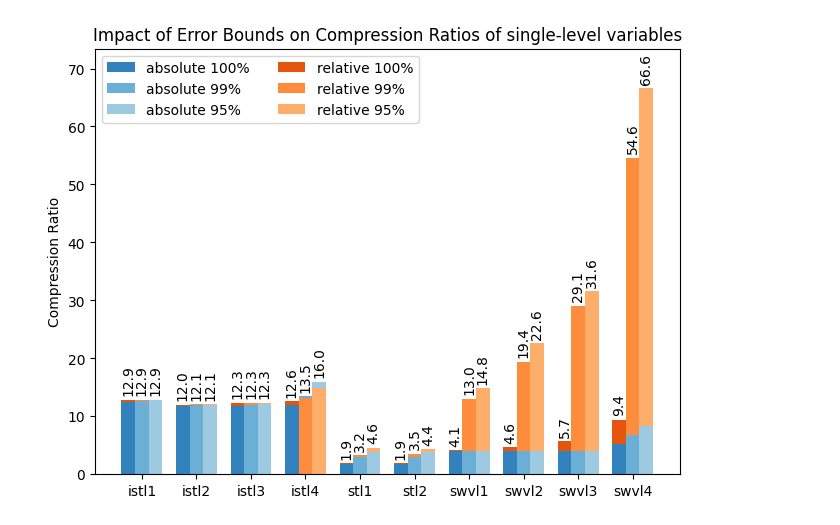
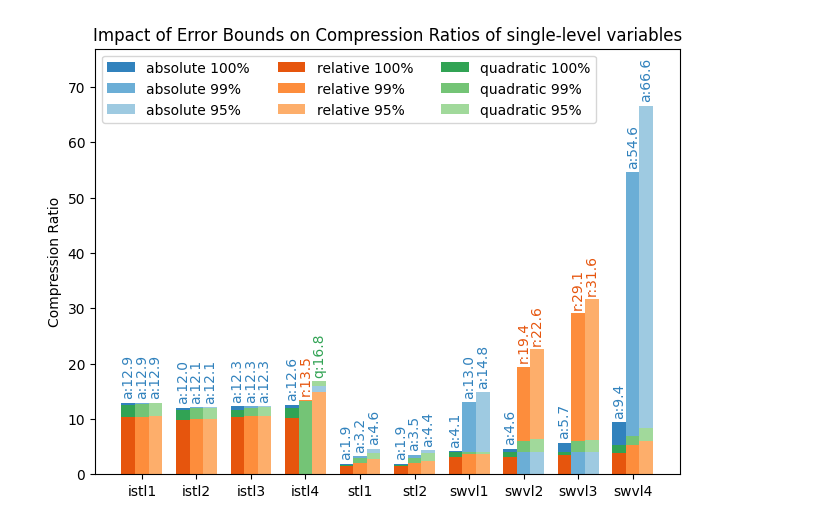
Before and after one commit to juntyr/era5-ensemble-compression-tolerance, a Jupyter notebook: compression-ratio-plots.ipynb, the cells around one changed output. Saved outputs shown, nothing was run; the diff lists cells and outputs as text; code cells hidden in the pictures.

Commit message:
Add quadratic compression plots

```diff
--- a/compression-ratio-plots.ipynb
+++ b/compression-ratio-plots.ipynb
@@ -2,13 +4,20 @@
 import numpy as np
 import pandas as pd
 import xarray as xr
+# %%
+plots = Path("plots") / "compression"
 # %%
 table = pd.read_csv("table-raw.csv")
 # %%
 def compression_ratio_pick_single(var: str, percentile: str, pick: None | str = None) -> float:
     t = table[(table["level"] == "single") & (table["var"] == var) & (table["percentile"] == percentile)]
     pick = t["pick"].iloc[0] if pick is None else pick
-    return float(t["crbitround"].iloc[0]) if pick == "relative" else float(t["crlinquant"].iloc[0])
+    if pick == "absolute":
+        return float(t["crlinquant"].iloc[0])
+    if pick == "relative":
+        return float(t["crbitround"].iloc[0])
+    if pick == "quadratic":
+        return float(t["crlinquantquadstep"].iloc[0])
 # %%
 def compression_ratio_pick_pressure(var: str, level: str, percentile: str, pick: None | str = None) -> float:
     t = table[(table["level"] == level) & (table["var"] == var) & (table["percentile"] == percentile)]
@@ -30,6 +44,7 @@ fig, ax = plt.subplots(layout="constrained")
 
 abs_handles = []
 rel_handles = []
+qua_handles = []
 
 multiplier = 0
 for i, p in enumerate(percentiles):
@@ -37,50 +52,75 @@ for i, p in enumerate(percentiles):
 
     cr_abs = [compression_ratio_pick_single(var, p, pick="absolute") for var in variables]
     cr_rel = [compression_ratio_pick_single(var, p, pick="relative") for var in variables]
+    cr_qua = [compression_ratio_pick_single(var, p, pick="quadratic") for var in variables]
+
+    cr_all = np.array([[0.0, a, r, q, max(a, r, q) * 10] for a, r, q in zip(cr_abs, cr_rel, cr_qua)])
+    cr_sor = np.sort(cr_all, axis=1)
+    cr_idx = np.argsort(cr_all, axis=1)
 
     rects = ax.bar(
         x + offset,
-        [ca if ca < cb else ca - cb for ca, cb in zip(cr_abs, cr_rel)],
+        [csor[i] - csor[i-1] for csor, i in zip(cr_sor, cr_idx[:,1])],
         width,
         label=f"absolute {p}",
-        bottom=[0.0 if ca < cb else cb for ca, cb in zip(cr_abs, cr_rel)],
+        bottom=[csor[i-1] for csor, i in zip(cr_sor, cr_idx[:,1])],
         color=tab20c[0+i],
     )
     abs_handles.append(rects)
     ax.bar_label(
         rects,
-        labels=[f"{np.round(ca, 1)}" if ca > cb else "" for ca, cb in zip(cr_abs, cr_rel)],
+        labels=[f"a:{np.round(csor[i], 1)}" if i == (cr_idx.shape[1] - 2) else "" for csor, i in zip(cr_sor, cr_idx[:,1])],
         padding=3,
         rotation="vertical",
+        color=tab20c[0],
     )
 
     rects = ax.bar(
         x + offset,
-        [cb if cb < ca else cb - ca for ca, cb in zip(cr_abs, cr_rel)],
+        [csor[i] - csor[i-1] for csor, i in zip(cr_sor, cr_idx[:,2])],
         width,
         label=f"relative {p}",
-        bottom=[0.0 if cb < ca else ca for ca, cb in zip(cr_abs, cr_rel)],
+        bottom=[csor[i-1] for csor, i in zip(cr_sor, cr_idx[:,2])],
         color=tab20c[4+i],
     )
     rel_handles.append(rects)
     ax.bar_label(
         rects,
-        labels=[f"{np.round(cb, 1)}" if cb > ca else "" for ca, cb in zip(cr_abs, cr_rel)],
+        labels=[f"r:{np.round(csor[i], 1)}" if i == (cr_idx.shape[1] - 2) else "" for csor, i in zip(cr_sor, cr_idx[:,2])],
         padding=3,
         rotation="vertical",
+        color=tab20c[4],
+    )
+
+    rects = ax.bar(
+        x + offset,
+        [csor[i] - csor[i-1] for csor, i in zip(cr_sor, cr_idx[:,3])],
+        width,
+        label=f"quadratic {p}",
+        bottom=[csor[i-1] for csor, i in zip(cr_sor, cr_idx[:,3])],
+        color=tab20c[8+i],
+    )
+    qua_handles.append(rects)
+    ax.bar_label(
+        rects,
+        labels=[f"q:{np.round(csor[i], 1)}" if i == (cr_idx.shape[1] - 2) else "" for csor, i in zip(cr_sor, cr_idx[:,3])],
+        padding=3,
+        rotation="vertical",
+        color=tab20c[8],
     )
 
     multiplier += 1
 
-ax.set_ylim(0.0, ax.set_ylim()[1] * 1.05)
+ax.set_ylim(0.0, ax.set_ylim()[1] * 1.1)
 ax.set_ylabel("Compression Ratio")
 ax.set_title("Impact of Error Bounds on Compression Ratios of single-level variables")
 ax.set_xticks(x + width, variables)
-ax.legend(handles=abs_handles+rel_handles, ncol=2)
+ax.legend(handles=abs_handles+rel_handles+qua_handles, ncol=3)
 
 plt.show()
+fig.savefig(plots / "single.pdf")
 # %% [output]
-[figure, old version]
+[figure, new version]
 # %%
 percentiles = ["100%", "99%", "95%"]
 variables = sorted(table[table["level"] != "single"]["var"].unique())
```
Also changed, not shown: parts of 3 cells of this notebook, 7 other files.
